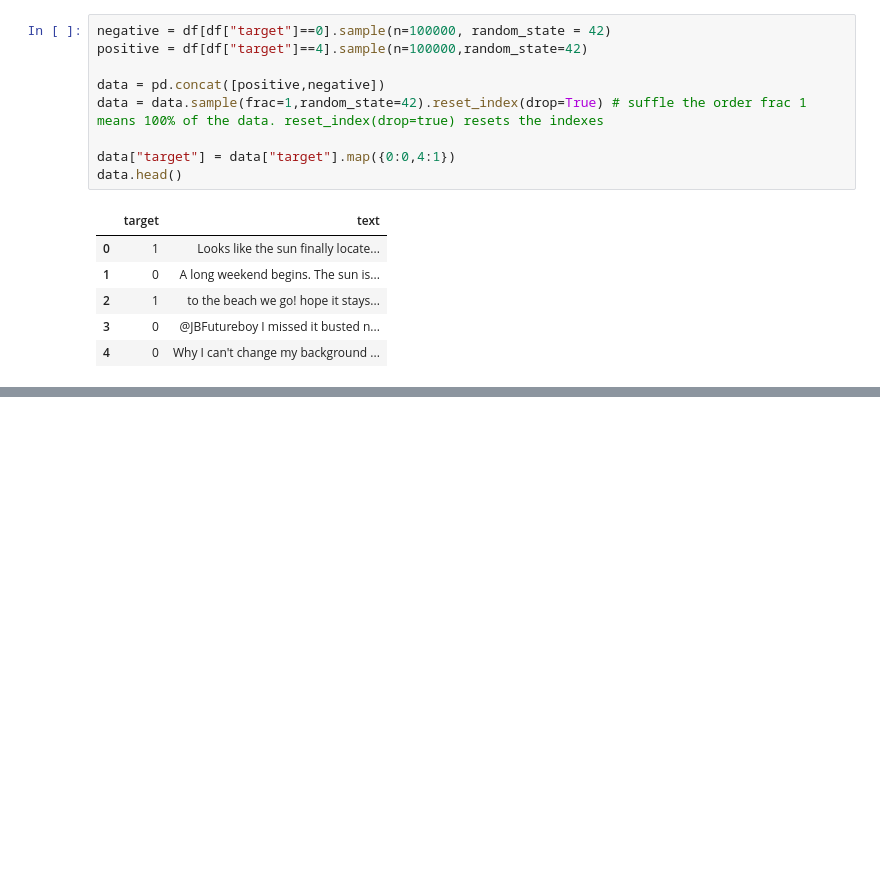
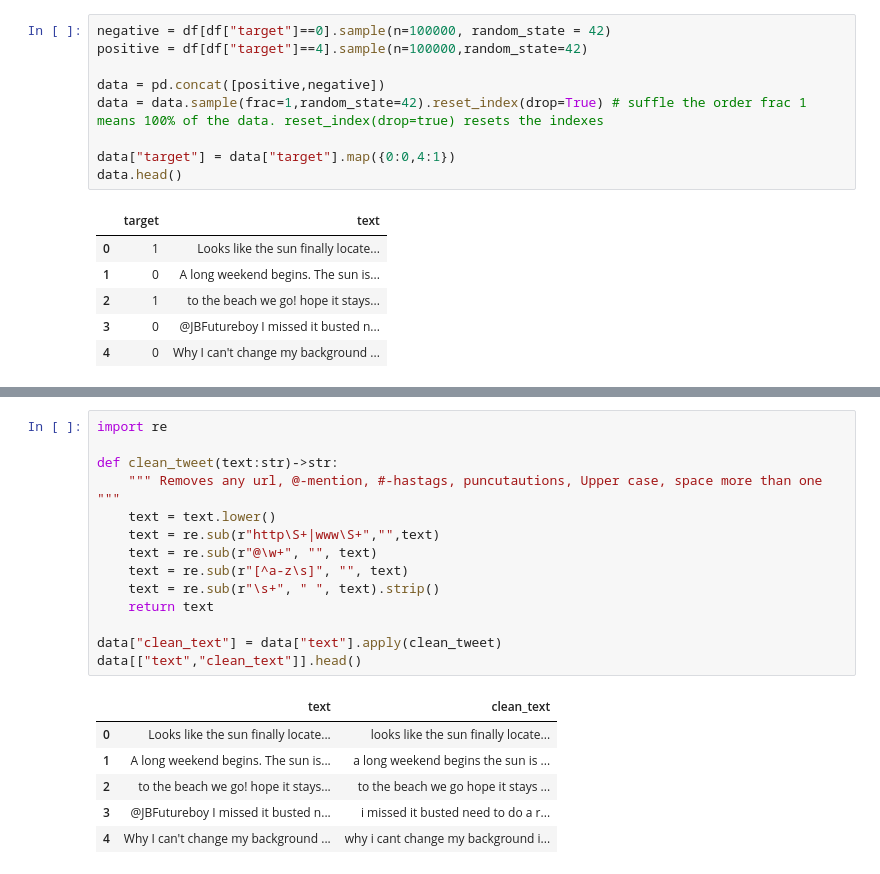
Before and after one commit to gyan-prakash-007/sentiment-analysis-project, a Jupyter notebook: sentiment_analysis.ipynb, the cells around one changed output, grey strips where cells are left out. Cells and saved outputs as stored; diff of their text form; blank space fills up the shorter version.

```diff
--- a/sentiment_analysis.ipynb
+++ b/sentiment_analysis.ipynb
@@ -43,0 +64,21 @@ plt.show()
+# %%
+import re
+
+def clean_tweet(text:str)->str:
+    """ Removes any url, @-mention, #-hastags, puncutautions, Upper case, space more than one """
+    text = text.lower()
+    text = re.sub(r"http\S+|www\S+","",text)
+    text = re.sub(r"@\w+", "", text)
+    text = re.sub(r"[^a-z\s]", "", text)
+    text = re.sub(r"\s+", " ", text).strip()
+    return text
+
+data["clean_text"] = data["text"].apply(clean_tweet)
+data[["text","clean_text"]].head()
+# %% [output]
+|  | text | clean_text |
+| 0 | Looks like the sun finally locate... | looks like the sun finally locate... |
+| 1 | A long weekend begins. The sun is... | a long weekend begins the sun is ... |
+| 2 | to the beach we go! hope it stays... | to the beach we go hope it stays ... |
+| 3 | @JBFutureboy I missed it busted n... | i missed it busted need to do a r... |
+| 4 | Why I can't change my background ... | why i cant change my background i... |
```
Also changed, not shown: parts of 3 cells of this notebook.
